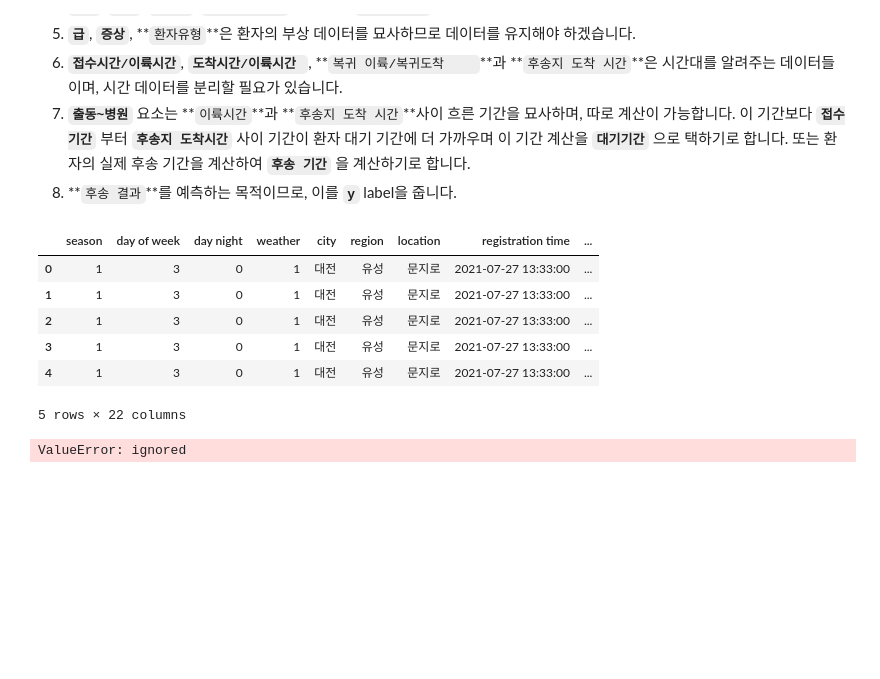
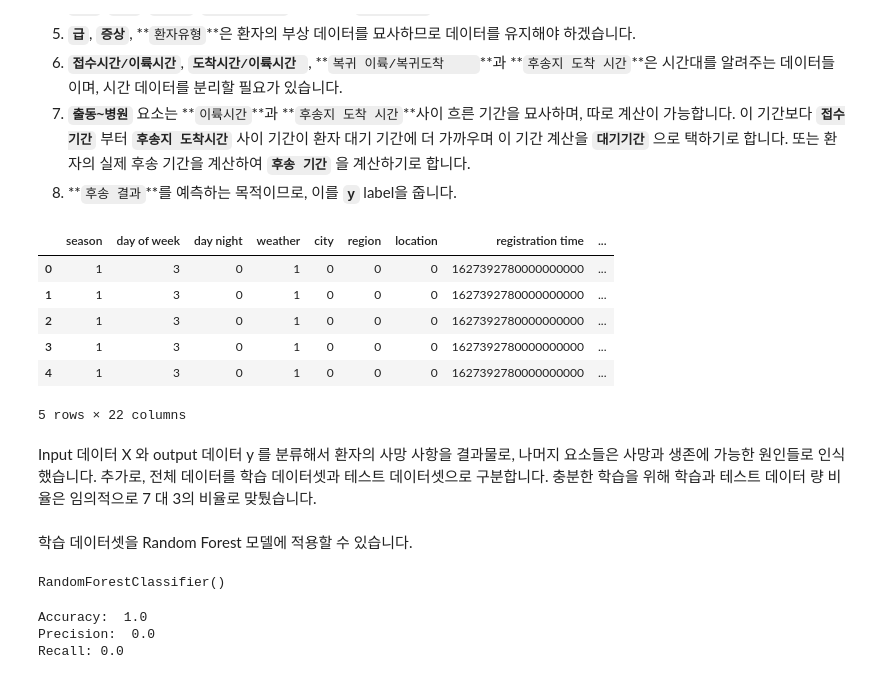
Before and after one commit to kamo1010/injury-big-data, a Jupyter notebook: Random_forest_code.ipynb, the cells around one changed output. Saved outputs shown, nothing was run; the diff lists cells and outputs as text; code cells hidden in the pictures; blank space fills up the shorter version.

```diff
--- a/Random_forest_code.ipynb
+++ b/Random_forest_code.ipynb
@@ -53,13 +53,13 @@ bank_data.head(5)
 # %%
 def split_time(x):
   times = x.split('/')
-  times.append(times[1][0:2])
-  times.append(times[1][2:4])
-  times[1]=times[0][2:4]
-  times[0]=times[0][0:2]
+  times.append(times[1][:2])
+  times.append(times[1][2:])
+  times[1]=times[0][2:]
+  times[0]=times[0][:2]
   return pd.Series(times)
 
-bank_data = pd.read_csv("sample_data/labels (1).csv", sep=";")
+bank_data = pd.read_csv("sample_data/labels.csv", sep=";")
 bank_data.head(5)
 
 #step 0
@@ -78,57 +78,64 @@ bank_data.insert(0, "date", pd.to_datetime(bank_data[["year", "month", "day"]]))
 bank_data.insert(1, "season", bank_data['month'].map({1:3, 2:3, 3:0, 4:0, 5:0, 6:1, 7:1, 8:1, 9:2, 10:2, 11:2, 12:3}))
 bank_data['day of week'] = bank_data['day of week'].map({'월':0, '화':1, '수':2, '목':3, '금':4, '토':5, '일':6})
 bank_data['day night'] = bank_data['day night'].map({'주':0, '야':1})
 bank_data['weather'] = bank_data['weather'].map({'no-go':0, 'go':1})
 
-levels={'a', 'b', 'c', 'd', 'e', 'f', 'g', 'h', 'i', 'j', 'k', 'l', 'm', 'n', 'o', 'p', 'q', 'r', 't', 'u'}
-for (i in range(0, 5)):
-  bank_data["position"][i] = levels.indexOf(bank_data["position"][i])
-
-
 #step 6
 bank_data[["registration hour", "registration minute", "takeoff hour", "takeoff minute"]]= bank_data.apply(lambda x: split_time(x['접수시간/이륙시간']), axis=1)
-bank_data.insert(11, "registration time", pd.to_datetime(pd.DataFrame({'year': bank_data["year"], 'month': bank_data["month"], 'day': bank_data["day"], 'hour': bank_data["registration hour"], 'minute': bank_data["registration minute"]})).astype(str))
-bank_data.insert(12, "hospital takeoff time", pd.to_datetime(pd.DataFrame({'year': bank_data["year"], 'month': bank_data["month"], 'day': bank_data["day"], 'hour': bank_data["takeoff hour"], 'minute': bank_data["takeoff minute"]})).astype(str))
+bank_data.insert(11, "registration time", pd.to_datetime(pd.DataFrame({'year': bank_data["year"], 'month': bank_data["month"], 'day': bank_data["day"], 'hour': bank_data["registration hour"], 'minute': bank_data["registration minute"]})).astype(int))
+bank_data.insert(12, "hospital takeoff time", pd.to_datetime(pd.DataFrame({'year': bank_data["year"], 'month': bank_data["month"], 'day': bank_data["day"], 'hour': bank_data["takeoff hour"], 'minute': bank_data["takeoff minute"]})).astype(int))
 bank_data = bank_data.drop(columns=['registration hour']).drop(columns=['registration minute']).drop(columns=['접수시간/이륙시간'])
 
 bank_data[["arrival hour", "arrival minute", "takeoff hour", "takeoff minute"]]= bank_data.apply(lambda x: split_time(x['도착시간/이륙시간']), axis=1)
-bank_data.insert(13, "location arrival time", pd.to_datetime(pd.DataFrame({'year': bank_data["year"], 'month': bank_data["month"], 'day': bank_data["day"], 'hour': bank_data["arrival hour"], 'minute': bank_data["arrival minute"]})).astype(str))
-bank_data.insert(14, "patient takeoff time", pd.to_datetime(pd.DataFrame({'year': bank_data["year"], 'month': bank_data["month"], 'day': bank_data["day"], 'hour': bank_data["takeoff hour"], 'minute': bank_data["takeoff minute"]})).astype(str))
+bank_data.insert(13, "location arrival time", pd.to_datetime(pd.DataFrame({'year': bank_data["year"], 'month': bank_data["month"], 'day': bank_data["day"], 'hour': bank_data["arrival hour"], 'minute': bank_data["arrival minute"]})).astype(int))
+bank_data.insert(14, "patient takeoff time", pd.to_datetime(pd.DataFrame({'year': bank_data["year"], 'month': bank_data["month"], 'day': bank_data["day"], 'hour': bank_data["takeoff hour"], 'minute': bank_data["takeoff minute"]})).astype(int))
 bank_data = bank_data.drop(columns=['takeoff hour']).drop(columns=['takeoff minute']).drop(columns=['도착시간/이륙시간'])
 
 bank_data[["departure hour", "departure minute", "arrival hour", "arrival minute"]]= bank_data.apply(lambda x: split_time(x['복귀 이륙/복귀도착']), axis=1)
-bank_data.insert(15, "recovery departure time", pd.to_datetime(pd.DataFrame({'year': bank_data["year"], 'month': bank_data["month"], 'day': bank_data["day"], 'hour': bank_data["departure hour"], 'minute': bank_data["departure minute"]})).astype(str))
-bank_data.insert(16, "recovery arrival time", pd.to_datetime(pd.DataFrame({'year': bank_data["year"], 'month': bank_data["month"], 'day': bank_data["day"], 'hour': bank_data["arrival hour"], 'minute': bank_data["arrival minute"]})).astype(str))
+bank_data.insert(15, "recovery departure time", pd.to_datetime(pd.DataFrame({'year': bank_data["year"], 'month': bank_data["month"], 'day': bank_data["day"], 'hour': bank_data["departure hour"], 'minute': bank_data["departure minute"]})).astype(int))
+bank_data.insert(16, "recovery arrival time", pd.to_datetime(pd.DataFrame({'year': bank_data["year"], 'month': bank_data["month"], 'day': bank_data["day"], 'hour': bank_data["arrival hour"], 'minute': bank_data["arrival minute"]})).astype(int))
 bank_data = bank_data.drop(columns=['departure hour']).drop(columns=['departure minute']).drop(columns=['arrival hour']).drop(columns=['arrival minute']).drop(columns=['복귀 이륙/복귀도착'])
 
 bank_data[["arrival hour", "arrival minute"]]= pd.Series([bank_data['time of arrival at transfer area']//100, bank_data['time of arrival at transfer area']%100])
-bank_data["time of arrival at transfer area"] = pd.to_datetime(pd.DataFrame({'year': bank_data["year"], 'month': bank_data["month"], 'day': bank_data["day"], 'hour': bank_data["arrival hour"], 'minute': bank_data["arrival minute"]})).astype(str)
+bank_data["time of arrival at transfer area"] = pd.to_datetime(pd.DataFrame({'year': bank_data["year"], 'month': bank_data["month"], 'day': bank_data["day"], 'hour': bank_data["arrival hour"], 'minute': bank_data["arrival minute"]})).astype(int)
 bank_data = bank_data.drop(columns=['arrival hour']).drop(columns=['arrival minute'])
 bank_data = bank_data.drop(columns=['year', 'month', 'day', 'date'])
 
 #step 7
 bank_data.rename(columns = {'출동~병원':'waiting delay'}, inplace = True)
-bank_data["waiting delay"]= (pd.to_datetime(bank_data["time of arrival at transfer area"])-pd.to_datetime(bank_data["registration time"])).astype(str)
-bank_data.insert(21, "transfer delay", (pd.to_datetime(bank_data["time of arrival at transfer area"])-pd.to_datetime(bank_data["patient takeoff time"])).astype(str))
+bank_data["waiting delay"]= (pd.to_datetime(bank_data["time of arrival at transfer area"])-pd.to_datetime(bank_data["registration time"])).astype(int)
+bank_data.insert(20, "transfer delay", (pd.to_datetime(bank_data["time of arrival at transfer area"])-pd.to_datetime(bank_data["patient takeoff time"])).astype(int))
 
 #step 8
 bank_data.rename(columns = {'후송결과': 'y'}, inplace = True)
 bank_data['y'] = bank_data['y'].map({'사망':0, '생존':1})
 
+#step 9
+levels={'a':1, 'b':2, 'c':3, 'd':4, 'e':5, 'f':6, 'g':7, 'h':8, 'i':9, 'j':10, 'k':11, 'l':12, 'm':13, 'n':14, 'o':15, 'p':16, 'q':17, 'r':18, 's':19, 't':20}
+bank_data["position"] = bank_data["position"].map(levels)
+columns={"city", "region", "location", "wound", "patient type", "patient acceptance area", "patient transfer area"}
+for col in columns:
+  tmp = {}
+  idx = 0
+  for elt in bank_data[col]:
+    if (elt not in tmp):
+      tmp[elt] = idx
+      idx+=1
+  bank_data[col] = bank_data[col].map(tmp)
 
 bank_data.head()
-
-#bank_data['default'] = bank_data['default'].map({'no':0, 'yes':1, 'unknown':0})
-#bank_data['y'] = bank_data['y'].map({'no':0, 'yes':1})
-#bank_data.head(10)
 # %% [output]
 |  | season | day of week | day night | weather | city | region | location | registration time | ... |
-| 0 | 1 | 3 | 0 | 1 | 대전 | 유성 | 문지로 | 2021-07-27 13:33:00 | ... |
-| 1 | 1 | 3 | 0 | 1 | 대전 | 유성 | 문지로 | 2021-07-27 13:33:00 | ... |
-| 2 | 1 | 3 | 0 | 1 | 대전 | 유성 | 문지로 | 2021-07-27 13:33:00 | ... |
-| 3 | 1 | 3 | 0 | 1 | 대전 | 유성 | 문지로 | 2021-07-27 13:33:00 | ... |
-| 4 | 1 | 3 | 0 | 1 | 대전 | 유성 | 문지로 | 2021-07-27 13:33:00 | ... |
+| 0 | 1 | 3 | 0 | 1 | 0 | 0 | 0 | 1627392780000000000 | ... |
+| 1 | 1 | 3 | 0 | 1 | 0 | 0 | 0 | 1627392780000000000 | ... |
+| 2 | 1 | 3 | 0 | 1 | 0 | 0 | 0 | 1627392780000000000 | ... |
+| 3 | 1 | 3 | 0 | 1 | 0 | 0 | 0 | 1627392780000000000 | ... |
+| 4 | 1 | 3 | 0 | 1 | 0 | 0 | 0 | 1627392780000000000 | ... |
 5 rows × 22 columns
+# %% [markdown]
+Input 데이터 X 와 output 데이터 y 를 분류해서 환자의 사망 사항을 결과물로, 나머지 요소들은 사망과 생존에 가능한 원인들로 인식했습니다.
+추가로, 전체 데이터를 학습 데이터셋과 테스트 데이터셋으로 구분합니다.
+충분한 학습을 위해 학습과 테스트 데이터 량 비율은 임의적으로 7 대 3의 비율로 맞퉜습니다.
 # %%
 # Split the data into features (X) and target (y)
 X = bank_data.drop('y', axis=1)
@@ -136,11 +143,13 @@ y = bank_data['y']
 
 # Split the data into training and test sets
 X_train, X_test, y_train, y_test = train_test_split(X, y, test_size=0.3)
+# %% [markdown]
+학습 데이터셋을 Random Forest 모델에 적용할 수 있습니다.
 # %%
 rf = RandomForestClassifier()
 rf.fit(X_train, y_train)
 # %% [output]
-ValueError: ignored
+RandomForestClassifier()
 # %%
 y_pred = rf.predict(X_test)
 
@@ -151,6 +160,10 @@ recall = recall_score(y_test, y_pred)
 print("Accuracy: ", accuracy)
 print("Precision: ", precision)
 print("Recall:", recall)
+# %% [output]
+Accuracy:  1.0
+Precision:  0.0
+Recall: 0.0
 # %%
 print("Forest population: ", len(rf.estimators_))
 
```
Also changed, not shown: parts of 6 cells of this notebook.
